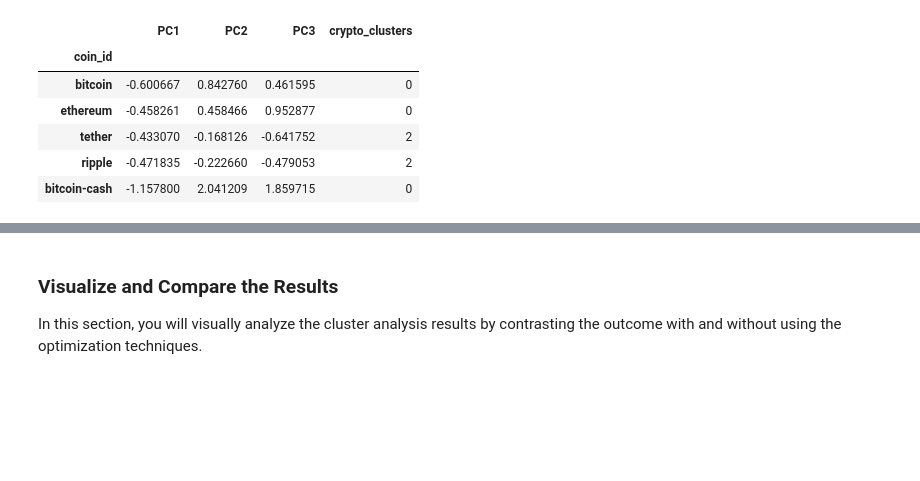
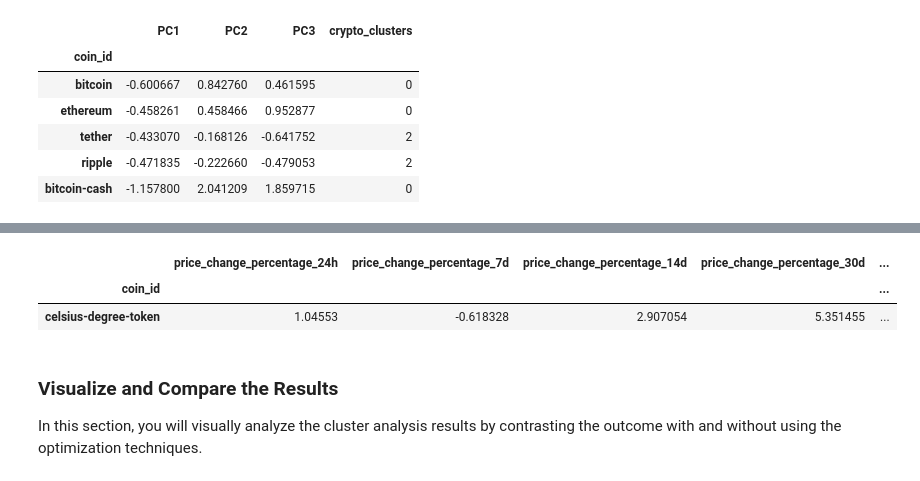
Before and after one commit to ericjjohnson2/CryptoClustering, a Jupyter notebook: Crypto_Clustering.ipynb, the cells around one changed output, grey strips where cells are left out. Drawn from its saved outputs; the diff is of its cells as text; code cells hidden in the pictures; blank space fills up the shorter version.

```diff
--- a/Crypto_Clustering.ipynb
+++ b/Crypto_Clustering.ipynb
@@ -366,3 +374,11 @@ pca_predictions_plot
+# %%
+# Looking closer at outliers for analysis
+celsius = df_scaled[df_scaled.index == 'celsius-degree-token']
+celsius
+# %% [output]
+|  | price_change_percentage_24h | price_change_percentage_7d | price_change_percentage_14d | price_change_percentage_30d | ... |
+| coin_id |  |  |  |  | ... |
+| celsius-degree-token | 1.04553 | -0.618328 | 2.907054 | 5.351455 | ... |
 # %%
 # Save scatter plot to file
 hvplot.save(pca_predictions_plot, 'img/pca_scatter.png')
```
Also changed, not shown: parts of 1 cell of this notebook, 1 other file.
